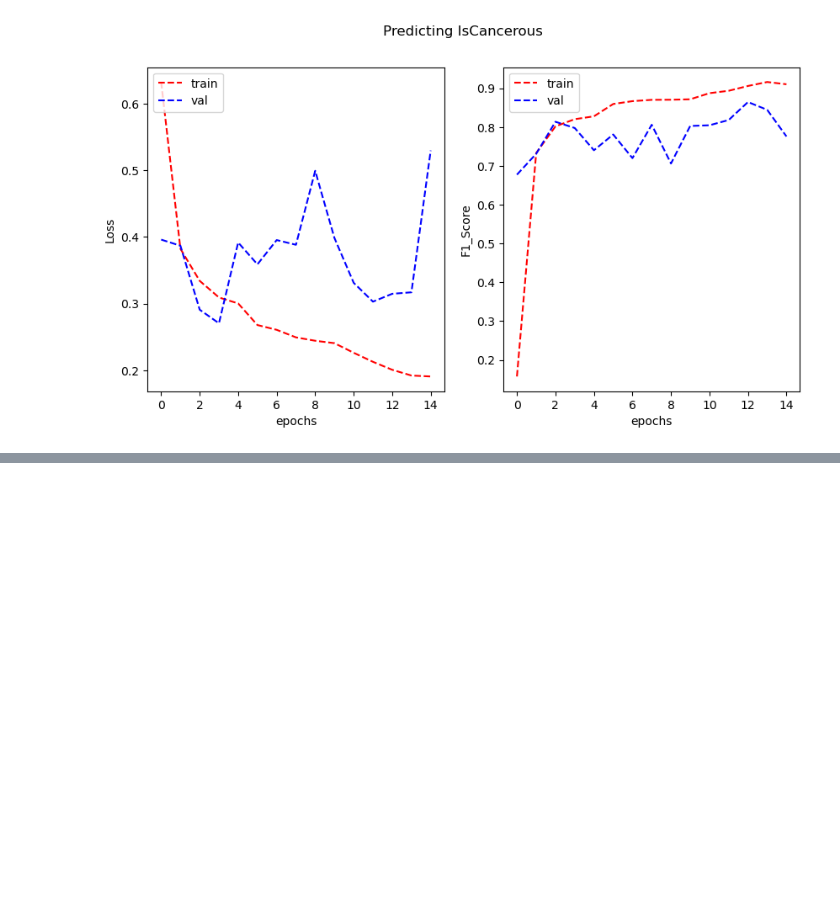
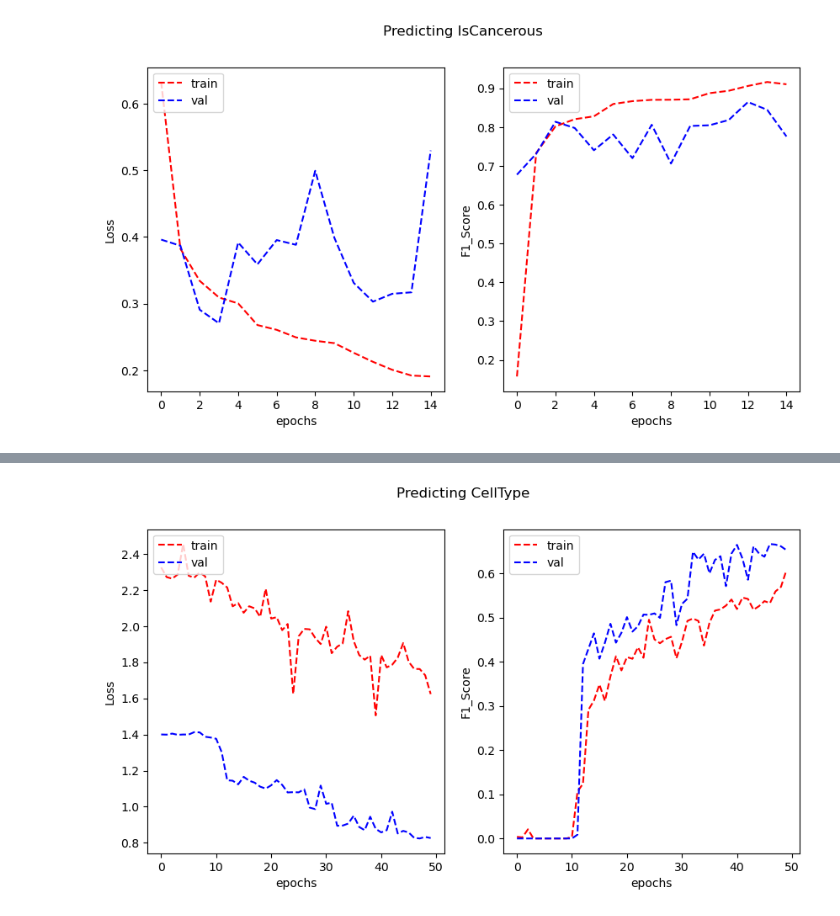
Before and after one commit to aitiab/ML_Assignment2, a Jupyter notebook: Assignment2.ipynb, the cells around one changed output, grey strips where cells are left out. Drawn from its saved outputs; the diff is of its cells as text; code cells hidden in the pictures; blank space fills up the shorter version.

Commit message:
switched to leNet + regularisation + dropout

```diff
--- a/Assignment2.ipynb
+++ b/Assignment2.ipynb
@@ -370,7 +370,7 @@ train_datagen = ImageDataGenerator(rescale=1./255, data_format='channels_last',
 val_datagen = ImageDataGenerator(rescale=1./255, data_format='channels_last')
 
 # A hyperparameter?
-batch_size = 27
+batch_size = 16
 
 # For cellType classification
 train_generator = train_datagen.flow_from_dataframe(
@@ -628,3 +626,39 @@ plot_learning_curve(history_VGG_2.history['loss'], history_VGG_2.history['val_lo
 # %% [output]
 [figure]
 [figure]
+# %%
+# Improved model
+
+reg_lambda = 0.0009
+model_leNet_1 = tf.keras.Sequential([
+    tf.keras.layers.Conv2D(32, (3, 3), activation='relu', padding='same',
+                           kernel_regularizer=tf.keras.regularizers.l2(reg_lambda), input_shape=(27, 27, 3)),
+    # Down sampling using max pooling. Reduces size by 2.
+    tf.keras.layers.MaxPooling2D((2, 2)),
+
+    #LeNet block 2
+    # More filters to learn more complex patterns
+    # Learns patterns of the patterns in features maps of above block
+    tf.keras.layers.Conv2D(32, (3, 3), activation='relu', padding='same',
+                           kernel_regularizer=tf.keras.regularizers.l2(reg_lambda)),
+    #LeNet block 3
+    tf.keras.layers.Conv2D(64, (3, 3), activation='relu', padding='same',
+                           kernel_regularizer=tf.keras.regularizers.l2(reg_lambda)),
+    tf.keras.layers.MaxPooling2D((2, 2)),
+
+    # Then decision maker
+    # convert the ?D output tensor into a 1D Vector. if second last layer is 4x4 then (4 * 4 * 128)
+    # Allows dense (fully connected) layer to make connections between activations in across many feature maps to classes?
+    tf.keras.layers.Flatten(),
+    tf.keras.layers.Dense(64, activation='relu'),
+    tf.keras.layers.Dropout(0.5),
+    tf.keras.layers.Dense(OUTPUT_CLASSES_CELLTYPE, kernel_regularizer=tf.keras.regularizers.l2(reg_lambda)),
+])
+# %%
+model_leNet_1.compile(optimizer='adam',
+              loss=tf.keras.losses.CategoricalCrossentropy(from_logits=True),
+              metrics=['precision', 'recall']
+              )
+
+# cellType
+history_leNet = model_leNet_1.fit(train_generator, validation_data = validation_generator, epochs=50, verbose=1, class_weight=cell_weights, steps_per_epoch=100)
@@ -631,3 +683,9 @@ plot_learning_curve(history_VGG_2.history['loss'], history_VGG_2.history['val_lo
+# %%
+plot_learning_curve(history_leNet.history['loss'], history_leNet.history['val_loss'],
+                    f1_score(history_leNet.history['precision'], history_leNet.history['recall']), f1_score(history_leNet.history['val_precision'], history_leNet.history['val_recall']),
+                    metric_name='F1_Score', suptitle="Predicting CellType")
+# %% [output]
+[figure, added]
 # %%
 # Appendix
 
```
Also changed, not shown: parts of 6 cells of this notebook.
